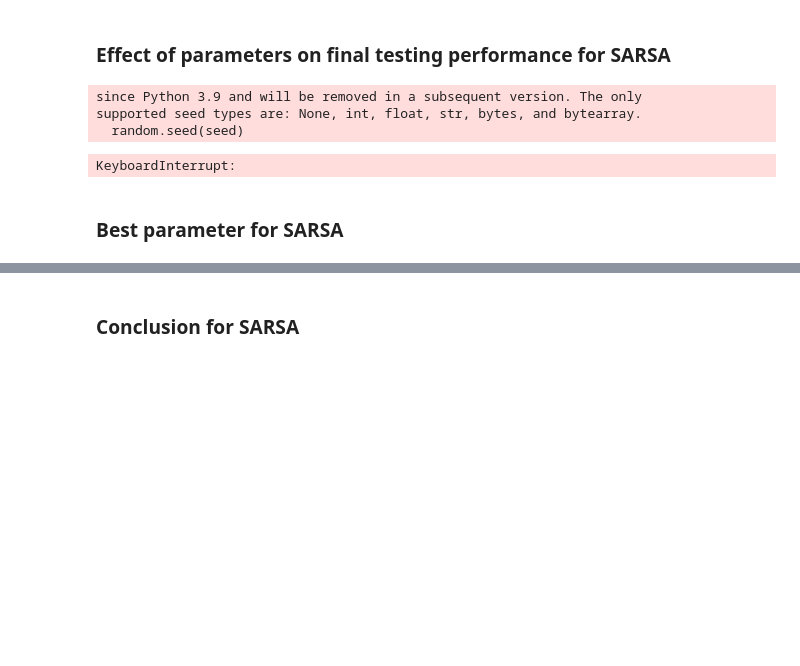
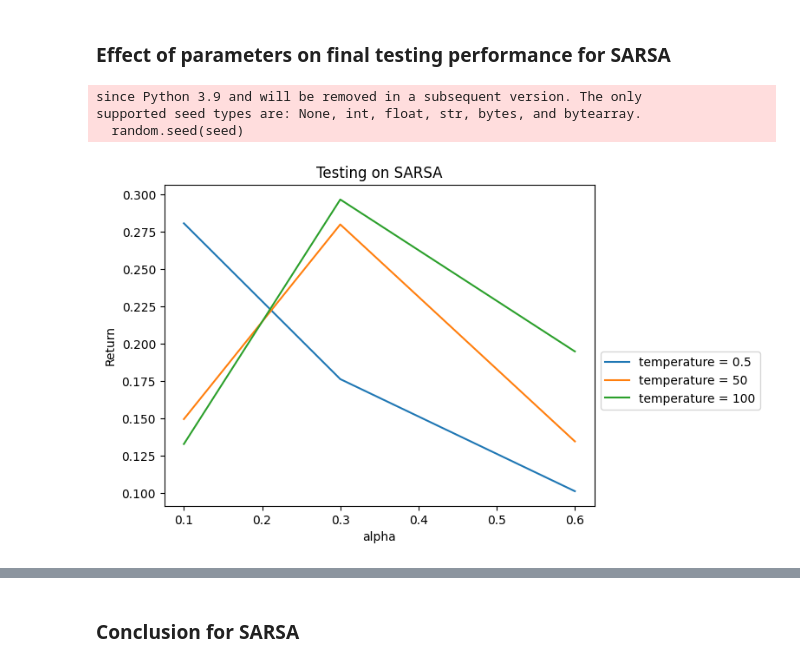
Before and after one commit to Ling01234/SARSA-Function-Approximation, a Jupyter notebook: assignment2_rl.ipynb, the cells around one changed output, grey strips where cells are left out. Drawn from its saved outputs; the diff is of its cells as text; code cells hidden in the pictures; blank space fills up the shorter version.

```diff
--- a/assignment2_rl.ipynb
+++ b/assignment2_rl.ipynb
@@ -317,35 +86,31 @@ supported seed types are: None, int, float, str, bytes, and bytearray.
 # %%
 for temp in tqdm(TEMPERATURE):
     rewards_test = []
     for alpha in ALPHAS:
         average_reward_test = 0
         for seed in SEEDS:
             random.seed(seed)
 
             env = gym.make("FrozenLake-v1", desc=None, map_name="4x4", is_slippery=True)
             env.reset()
-            sarsa = SARSA(env, alpha, temp, GAMMA, EPISODES, False)
+            sarsa = SARSA(env, alpha, temp, GAMMA, EPISODES, False, EPSILON)
             sarsa.simulate_episodes()
-            final_policy = sarsa.learned_policy
+            # final_policy = sarsa.learned_policy
             test_reward = sarsa.test_reward()
             average_reward_test += test_reward
 
         average_reward_test = average_reward_test/10
         rewards_test.append(average_reward_test)
 
-    # for (a, r) in zip(ALPHAS, rewards_test):
-    #     print(f"temperature {temp}: {(a,r)}")
     plt.plot(ALPHAS, rewards_test, label = f"temperature = {temp}")
 
 plt.legend(bbox_to_anchor = (1, 0.5), loc = "best")
 plt.title("Testing on SARSA")
 plt.xlabel("alpha")
-plt.ylabel("Average Reward")
+plt.ylabel("Return")
 plt.show()
 # %% [output]
 since Python 3.9 and will be removed in a subsequent version. The only
 supported seed types are: None, int, float, str, bytes, and bytearray.
   random.seed(seed)
-KeyboardInterrupt:
+[figure, added]
-# %% [markdown]
-### Best parameter for SARSA
```
Also changed, not shown: parts of 5 cells of this notebook, 1 other file.
